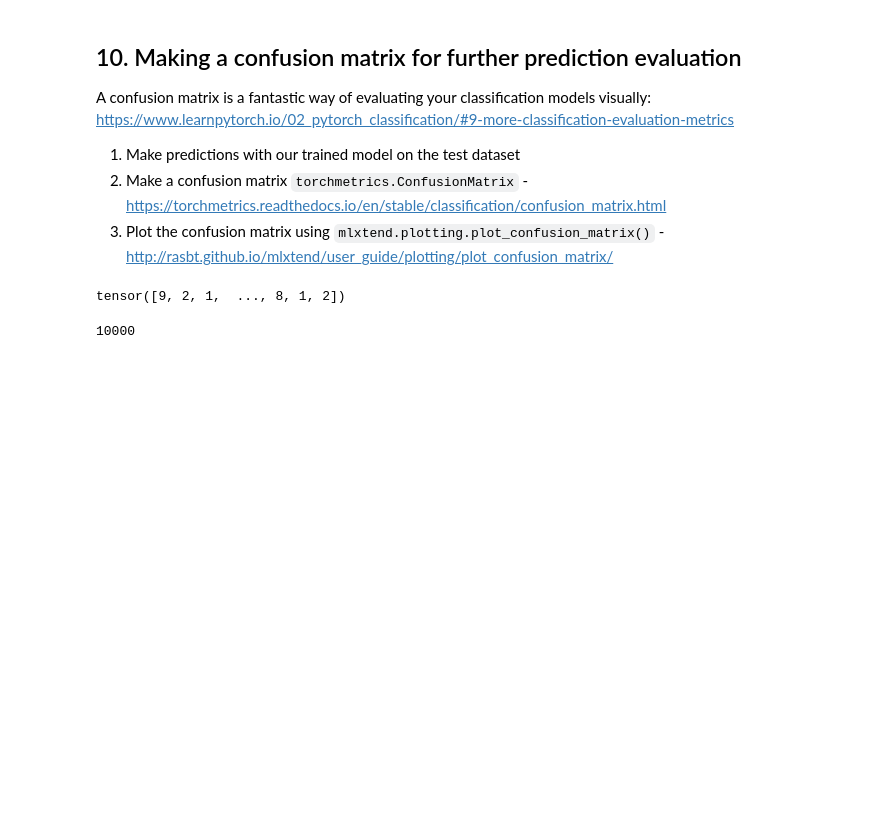
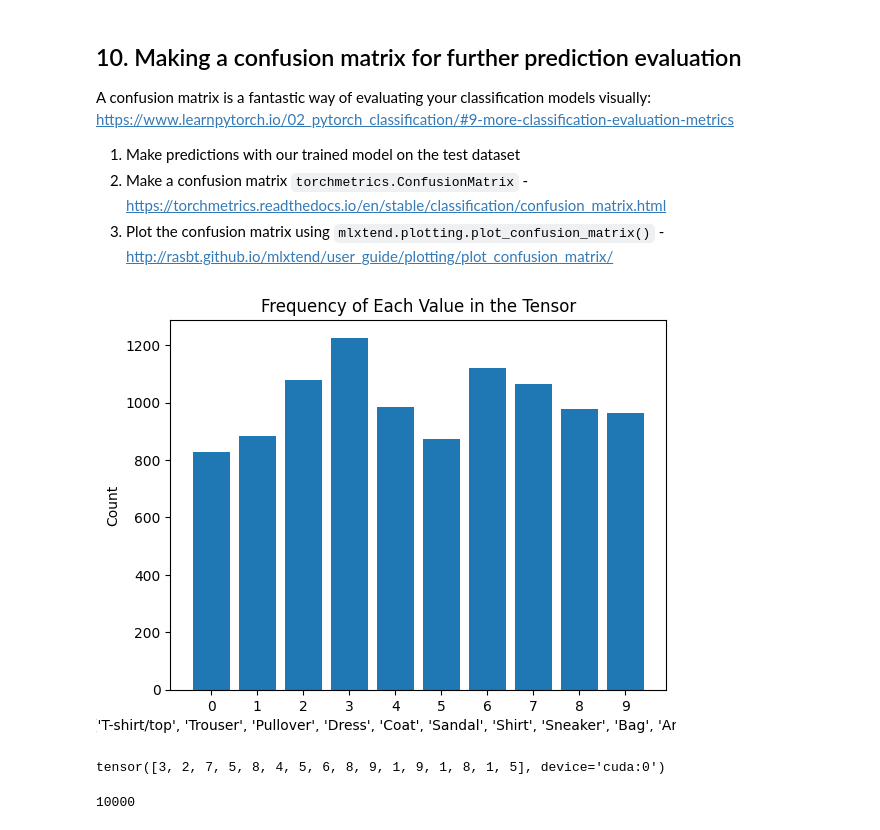
Before and after one commit to Userfrom1995/PyTorchTutorial, a Jupyter notebook: PyTorch/03_pytorch_computer_vision_video.ipynb, the cells around one changed output. Cells and saved outputs as stored; diff of their text form; code cells hidden in the pictures; blank space fills up the shorter version.

```diff
--- a/PyTorch/03_pytorch_computer_vision_video.ipynb
+++ b/PyTorch/03_pytorch_computer_vision_video.ipynb
@@ -1221,15 +1314,45 @@ with torch.inference_mode():
     y_logit = model_2(X)
     # Turn predictions from logits -> prediction probabilities -> prediction labels
     y_pred = torch.softmax(y_logit.squeeze(), dim=0).argmax(dim=1)
+    # y_pred = torch.softmax(y_logit.squeeze(), dim=0)
     # Put prediction on CPU for evaluation
     y_preds.append(y_pred.cpu())
+
 
 # Concatenate list of predictions into a tensor
 # print(y_preds)
 y_pred_tensor = torch.cat(y_preds)
-y_pred_tensor
+# y_pred_tensor
+ # y_logit
+ #  y_pred = torch.softmax(y_logit.squeeze(), dim=0)
+ #  y_preds
-# %% [output]
-tensor([9, 2, 1,  ..., 8, 1, 2])
+# %%
+import matplotlib.pyplot as plt
+import numpy as np
+
+# Assume `tensor` is your array with 10000 values ranging from 0 to 9
+# For demonstration, we'll create a sample tensor with random values between 0 and 9
+tensor = np.random.randint(0, 10, size=10000)
+
+# Calculate the frequency of each value
+values, counts = np.unique(y_pred_tensor, return_counts=True)
+
+# Plot the histogram
+plt.bar(values, counts, tick_label=values)
+
+# Add titles and labels
+plt.title('Frequency of Each Value in the Tensor')
+plt.xlabel(class_names)
+plt.ylabel('Count')
+
+# Show the plot
+plt.show()
+# %% [output]
+[figure, added]
+# %%
+y
+# %% [output]
+tensor([3, 2, 7, 5, 8, 4, 5, 6, 8, 9, 1, 9, 1, 8, 1, 5], device='cuda:0')
 # %%
 len(y_pred_tensor)
 # %% [output]
```
Also changed, not shown: parts of 43 cells of this notebook, 3 other files.
